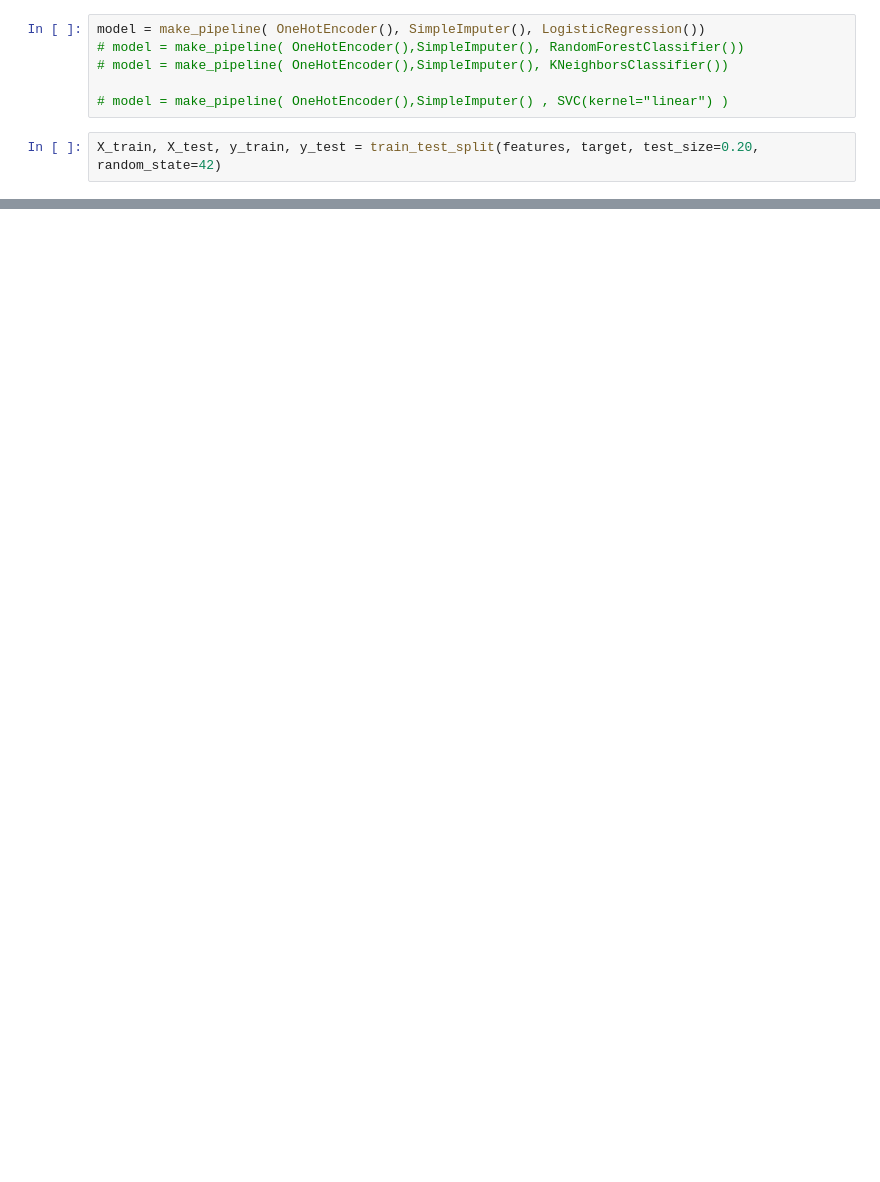
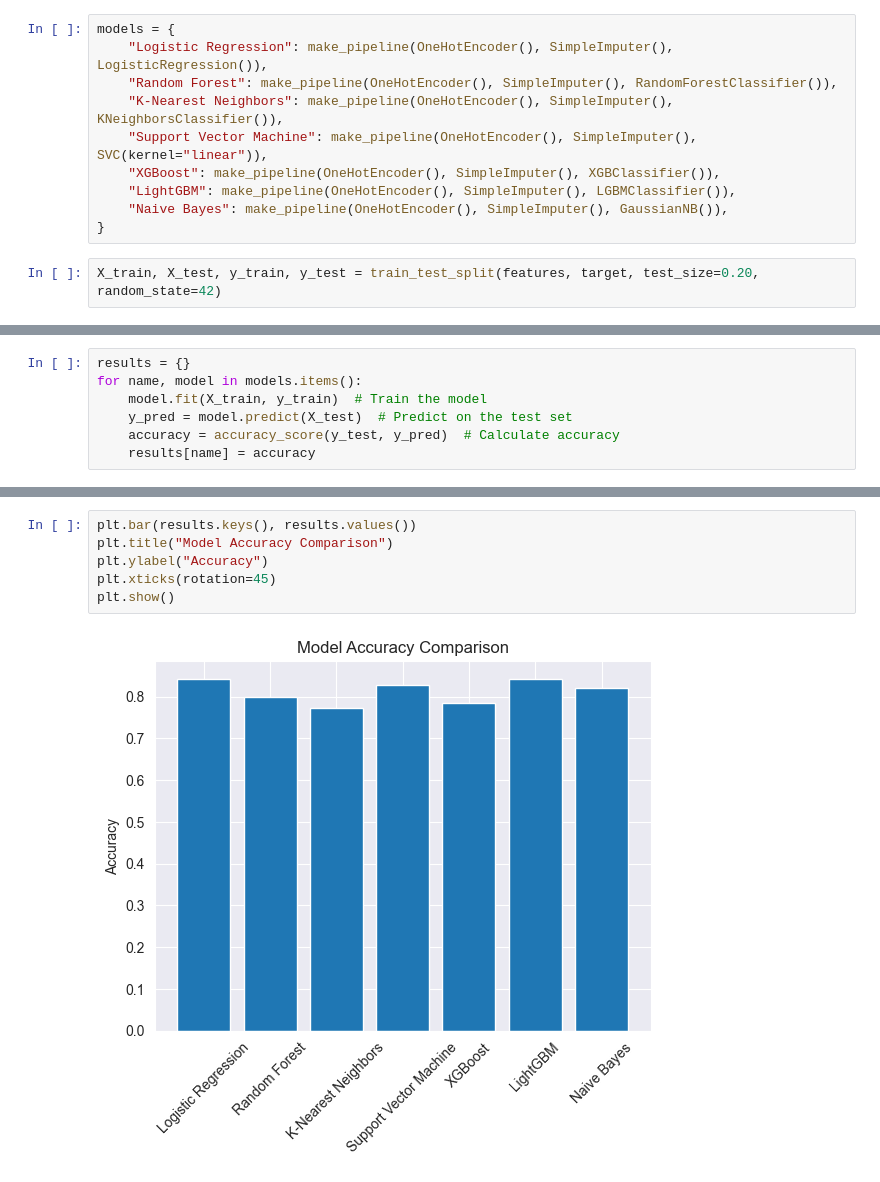
Before and after one commit to ishahzaibkhan/titanic_seaborn, a Jupyter notebook: main.ipynb, the cells around one changed output, grey strips where cells are left out. Drawn from its saved outputs; the diff is of its cells as text; blank space fills up the shorter version.

Commit message:
Update Modeling

```diff
--- a/main.ipynb
+++ b/main.ipynb
@@ -355,10 +361,14 @@ features = df[["age", "pclass", "fare", "sex", "who", "embark_town", "family_siz
 # %%
 target = df["survived"]
 # %%
-model = make_pipeline( OneHotEncoder(), SimpleImputer(), LogisticRegression())
-# model = make_pipeline( OneHotEncoder(),SimpleImputer(), RandomForestClassifier())
-# model = make_pipeline( OneHotEncoder(),SimpleImputer(), KNeighborsClassifier())
-
-# model = make_pipeline( OneHotEncoder(),SimpleImputer() , SVC(kernel="linear") )
+models = {
+    "Logistic Regression": make_pipeline(OneHotEncoder(), SimpleImputer(), LogisticRegression()),
+    "Random Forest": make_pipeline(OneHotEncoder(), SimpleImputer(), RandomForestClassifier()),
+    "K-Nearest Neighbors": make_pipeline(OneHotEncoder(), SimpleImputer(), KNeighborsClassifier()),
+    "Support Vector Machine": make_pipeline(OneHotEncoder(), SimpleImputer(), SVC(kernel="linear")),
+    "XGBoost": make_pipeline(OneHotEncoder(), SimpleImputer(), XGBClassifier()),
+    "LightGBM": make_pipeline(OneHotEncoder(), SimpleImputer(), LGBMClassifier()),
+    "Naive Bayes": make_pipeline(OneHotEncoder(), SimpleImputer(), GaussianNB()),
+}
 # %%
 X_train, X_test, y_train, y_test = train_test_split(features, target, test_size=0.20, random_state=42)
@@ -384,0 +375,7 @@ print(accuracy_score(y_test, y_pred) * 100)
+# %%
+results = {}
+for name, model in models.items():
+    model.fit(X_train, y_train)  # Train the model
+    y_pred = model.predict(X_test)  # Predict on the test set
+    accuracy = accuracy_score(y_test, y_pred)  # Calculate accuracy
+    results[name] = accuracy
@@ -384,0 +411,8 @@ print(accuracy_score(y_test, y_pred) * 100)
+# %%
+plt.bar(results.keys(), results.values())
+plt.title("Model Accuracy Comparison")
+plt.ylabel("Accuracy")
+plt.xticks(rotation=45)
+plt.show()
+# %% [output]
+[figure, added]
```
Also changed, not shown: parts of 13 cells of this notebook.
